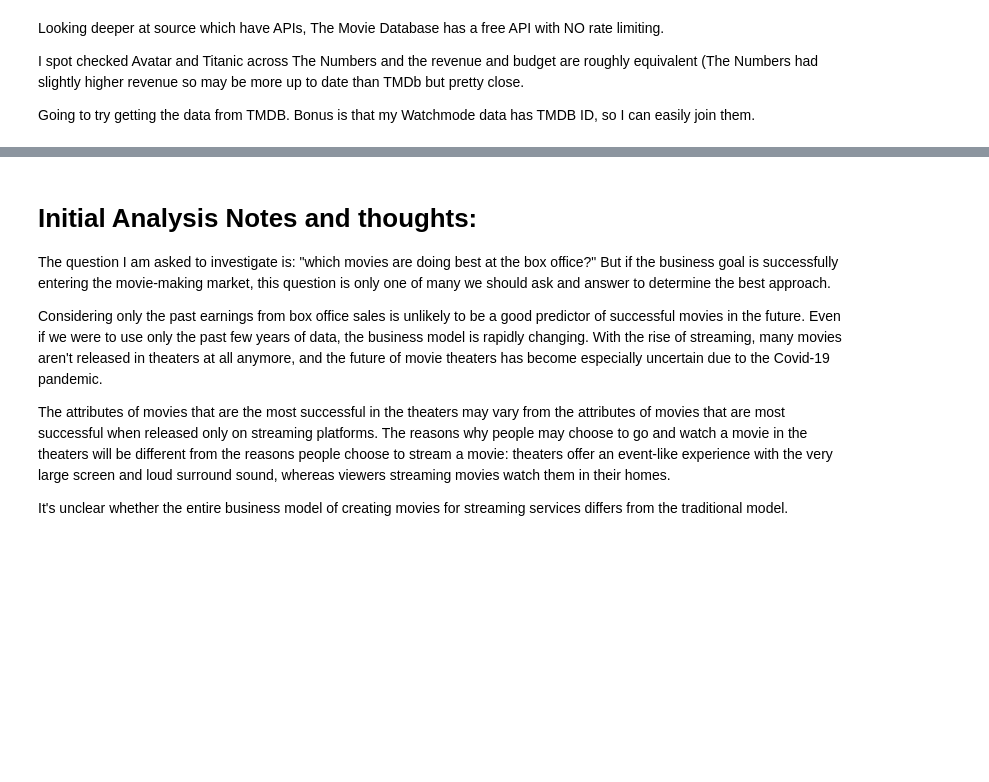
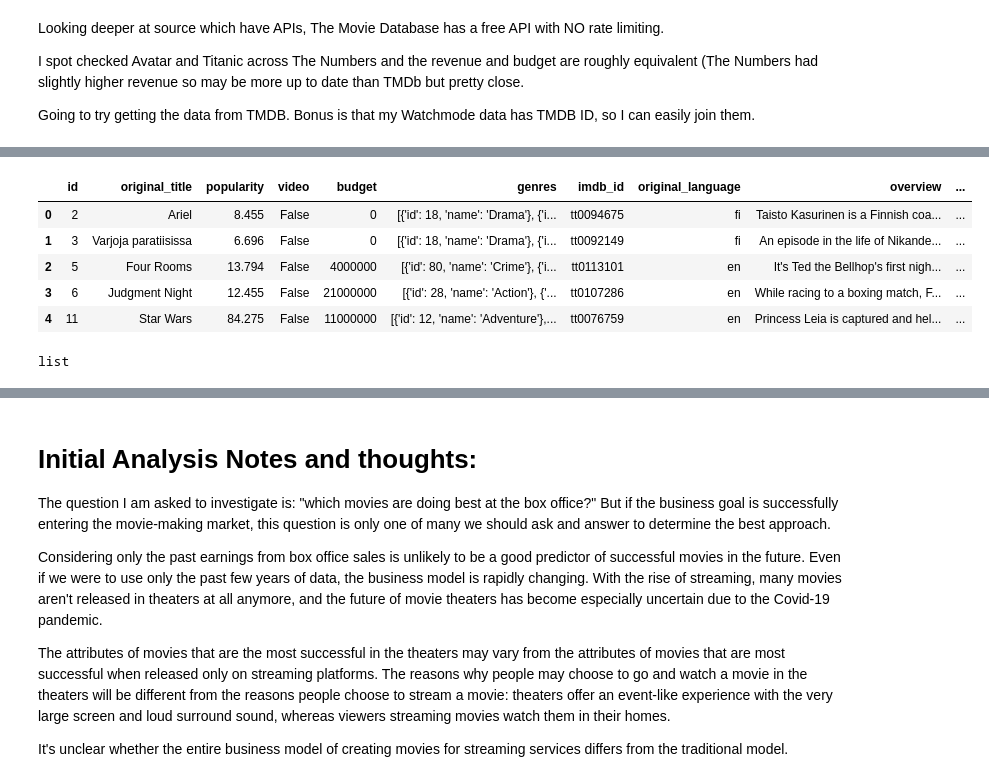
Before and after one commit to thetriggestcove/dsc-phase-1-project, a Jupyter notebook: student.ipynb, the cells around one changed output, grey strips where cells are left out. Drawn from its saved outputs; the diff is of its cells as text; code cells hidden in the pictures; blank space fills up the shorter version.

```diff
--- a/student.ipynb
+++ b/student.ipynb
@@ -343,0 +787,5 @@ Going to try getting the data from TMDB. Bonus is that my Watchmode data has TMD
+# %%
+batch1 = pickle.Unpickler(open('tmdb_moviedetails_batch1.pickle', 'rb')).load()
+
+df_batch1 = pd.DataFrame(batch1)
+df_batch1.info()
@@ -343,0 +810,9 @@ Going to try getting the data from TMDB. Bonus is that my Watchmode data has TMD
+# %%
+df_batch1.head()
+# %% [output]
+|  | id | original_title | popularity | video | budget | genres | imdb_id | original_language | overview | ... |
+| 0 | 2 | Ariel | 8.455 | False | 0 | [{'id': 18, 'name': 'Drama'}, {'i... | tt0094675 | fi | Taisto Kasurinen is a Finnish coa... | ... |
+| 1 | 3 | Varjoja paratiisissa | 6.696 | False | 0 | [{'id': 18, 'name': 'Drama'}, {'i... | tt0092149 | fi | An episode in the life of Nikande... | ... |
+| 2 | 5 | Four Rooms | 13.794 | False | 4000000 | [{'id': 80, 'name': 'Crime'}, {'i... | tt0113101 | en | It's Ted the Bellhop's first nigh... | ... |
+| 3 | 6 | Judgment Night | 12.455 | False | 21000000 | [{'id': 28, 'name': 'Action'}, {'... | tt0107286 | en | While racing to a boxing match, F... | ... |
+| 4 | 11 | Star Wars | 84.275 | False | 11000000 | [{'id': 12, 'name': 'Adventure'},... | tt0076759 | en | Princess Leia is captured and hel... | ... |
@@ -343,0 +823,9 @@ Going to try getting the data from TMDB. Bonus is that my Watchmode data has TMD
+# %%
+# Need to parse the genres, production_companies, and production_countries columns
+# these are all dictionaries and I probably only want parts of them into lists
+# , which I can then explode
+# Also need to convert the release_date to a date
+
+type(df_batch1.at[2, 'genres'])
+# %% [output]
+list
```
Also changed, not shown: parts of 94 cells of this notebook, 10 other files.
